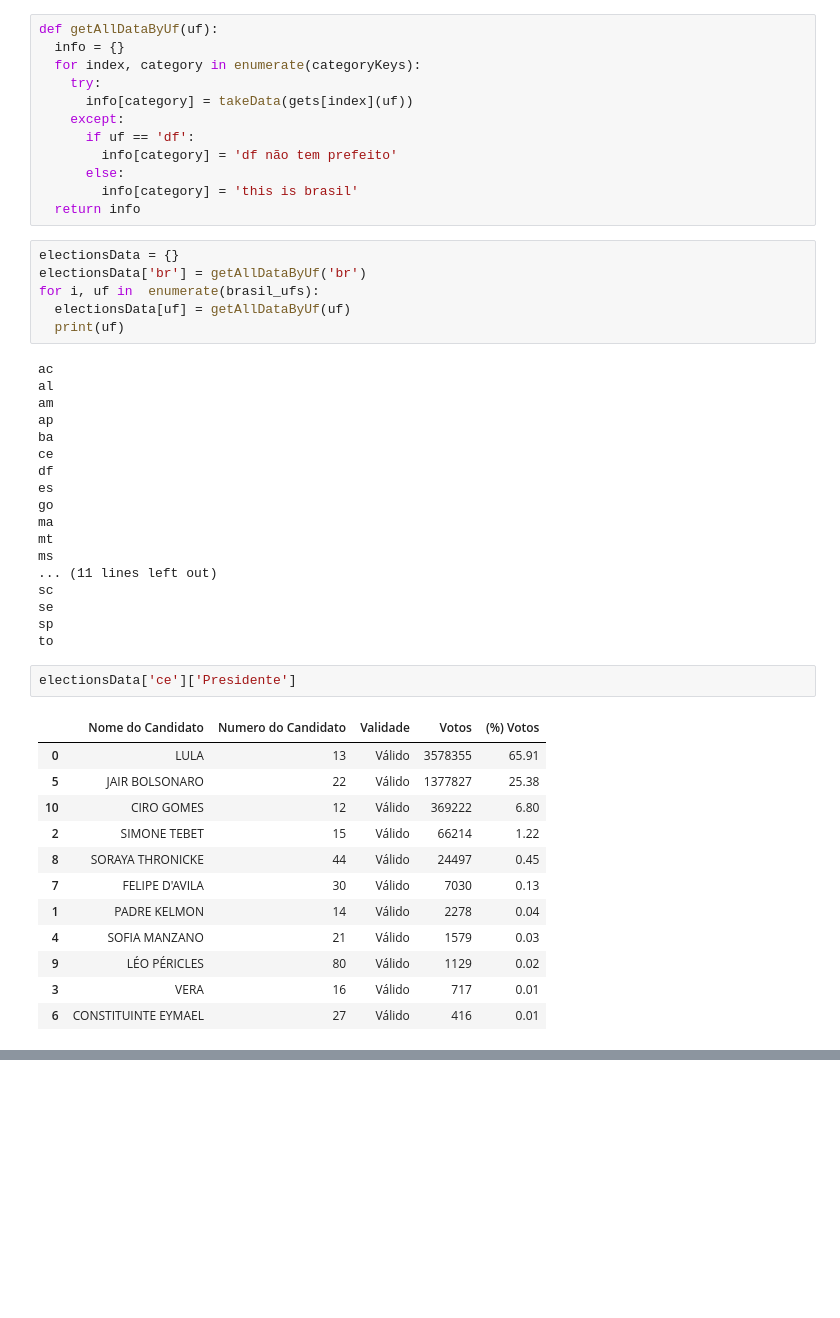
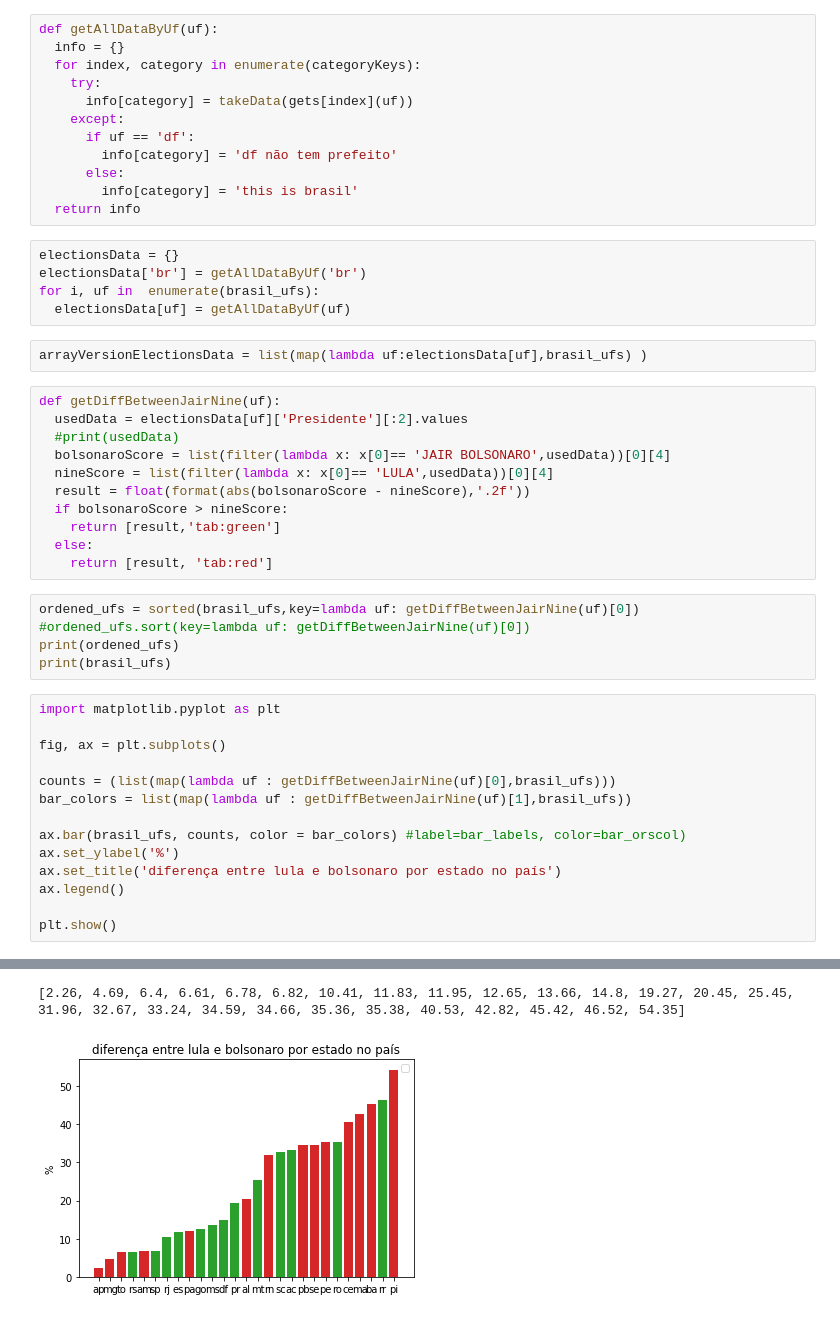
Before and after one commit to luisArthurRodriguesDaSilva/analise-eleicoes-brasileiras-2022, a Jupyter notebook: apuração.ipynb, the cells around one changed output, grey strips where cells are left out. Saved outputs shown, nothing was run; the diff lists cells and outputs as text; blank space fills up the shorter version.

Commit message:
diferença entre lula e bolsonaro por estado no país

```diff
--- a/apuração.ipynb
+++ b/apuração.ipynb
@@ -118,37 +134,36 @@ electionsData = {}
 electionsData['br'] = getAllDataByUf('br')
 for i, uf in  enumerate(brasil_ufs):
   electionsData[uf] = getAllDataByUf(uf)
-  print(uf)
-# %% [output]
-ac
-al
-am
-ap
-ba
-ce
-df
-es
-go
-ma
-mt
-ms
-... (11 lines left out)
-sc
-se
-sp
-to
-# %%
-electionsData['ce']['Presidente']
-# %% [output]
-|  | Nome do Candidato | Numero do Candidato | Validade | Votos | (%) Votos |
-| 0 | LULA | 13 | Válido | 3578355 | 65.91 |
-| 5 | JAIR BOLSONARO | 22 | Válido | 1377827 | 25.38 |
-| 10 | CIRO GOMES | 12 | Válido | 369222 | 6.80 |
-| 2 | SIMONE TEBET | 15 | Válido | 66214 | 1.22 |
-| 8 | SORAYA THRONICKE | 44 | Válido | 24497 | 0.45 |
-| 7 | FELIPE D'AVILA | 30 | Válido | 7030 | 0.13 |
-| 1 | PADRE KELMON | 14 | Válido | 2278 | 0.04 |
-| 4 | SOFIA MANZANO | 21 | Válido | 1579 | 0.03 |
-| 9 | LÉO PÉRICLES | 80 | Válido | 1129 | 0.02 |
-| 3 | VERA | 16 | Válido | 717 | 0.01 |
-| 6 | CONSTITUINTE EYMAEL | 27 | Válido | 416 | 0.01 |
+# %%
+arrayVersionElectionsData = list(map(lambda uf:electionsData[uf],brasil_ufs) )
+# %%
+def getDiffBetweenJairNine(uf):
+  usedData = electionsData[uf]['Presidente'][:2].values
+  #print(usedData)
+  bolsonaroScore = list(filter(lambda x: x[0]== 'JAIR BOLSONARO',usedData))[0][4]
+  nineScore = list(filter(lambda x: x[0]== 'LULA',usedData))[0][4]
+  result = float(format(abs(bolsonaroScore - nineScore),'.2f'))
+  if bolsonaroScore > nineScore:
+    return [result,'tab:green']
+  else:
+    return [result, 'tab:red']
+# %%
+ordened_ufs = sorted(brasil_ufs,key=lambda uf: getDiffBetweenJairNine(uf)[0])
+#ordened_ufs.sort(key=lambda uf: getDiffBetweenJairNine(uf)[0])
+print(ordened_ufs)
+print(brasil_ufs)
+# %%
+import matplotlib.pyplot as plt
+
+fig, ax = plt.subplots()
+
+counts = (list(map(lambda uf : getDiffBetweenJairNine(uf)[0],brasil_ufs)))
+bar_colors = list(map(lambda uf : getDiffBetweenJairNine(uf)[1],brasil_ufs))
+
+ax.bar(brasil_ufs, counts, color = bar_colors) #label=bar_labels, color=bar_orscol)
+ax.set_ylabel('%')
+ax.set_title('diferença entre lula e bolsonaro por estado no país')
+ax.legend()
+
+plt.show()
+# %% [output]
@@ -154,0 +171,2 @@ electionsData['ce']['Presidente']
+[2.26, 4.69, 6.4, 6.61, 6.78, 6.82, 10.41, 11.83, 11.95, 12.65, 13.66, 14.8, 19.27, 20.45, 25.45, 31.96, 32.67, 33.24, 34.59, 34.66, 35.36, 35.38, 40.53, 42.82, 45.42, 46.52, 54.35]
+[figure, added]
```
Also changed, not shown: parts of 4 cells of this notebook.
